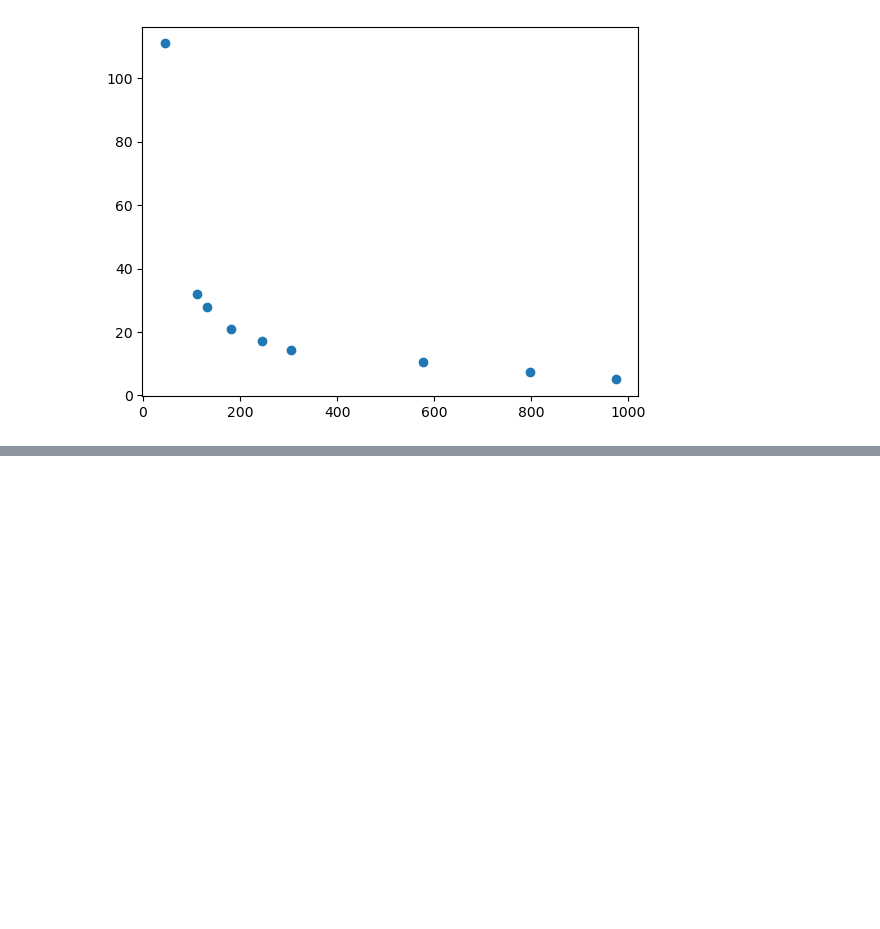
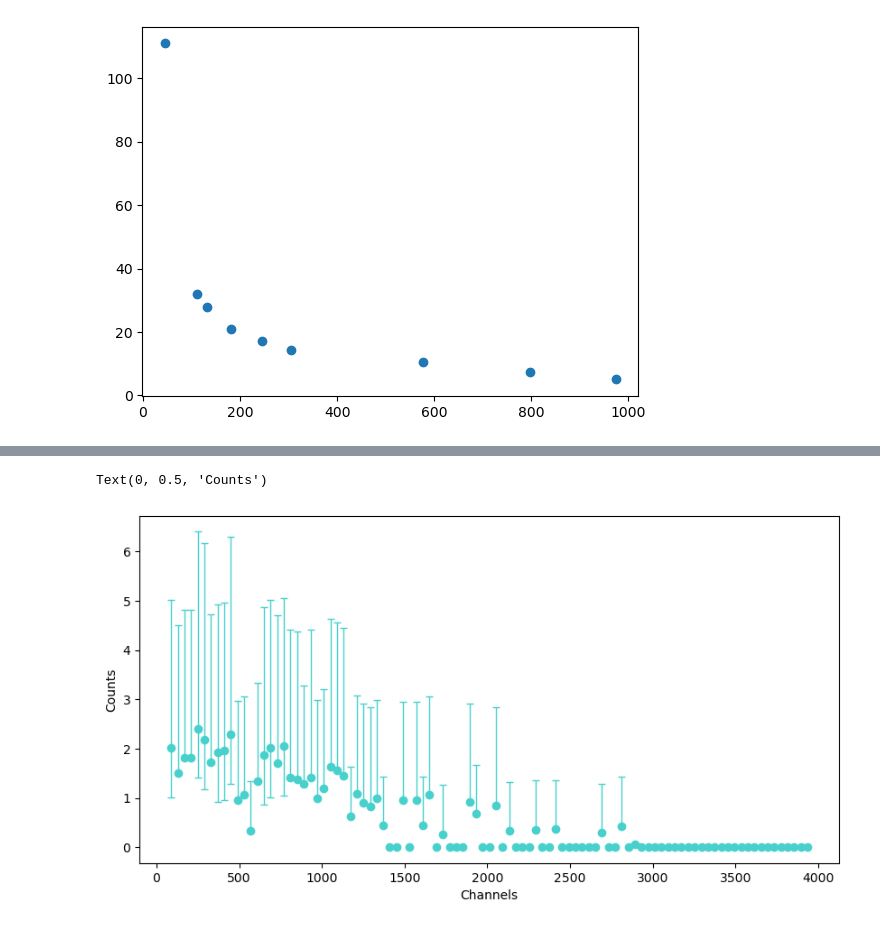
Before and after one commit to daraghhollman/UCD_4thYear_Labs, a Jupyter notebook: Muon Detector/python/extra_analysis.ipynb, the cells around one changed output, grey strips where cells are left out. Drawn from its saved outputs; the diff is of its cells as text; code cells hidden in the pictures; blank space fills up the shorter version.

```diff
--- a/Muon Detector/python/extra_analysis.ipynb
+++ b/Muon Detector/python/extra_analysis.ipynb
@@ -110,0 +155,26 @@ Text(0, 0.5, 'Counts')
+# %%
+data = LoadExperimentRun("./../data/muons_T-800mV_W-40ns_DMH_75600s.txt", 90)
+
+rebinnedData = RebinData(data, 0.01, method="MLE", verbose=False)
+
+x = rebinnedData[0]
+y = rebinnedData[1]
+y = np.squeeze(y)
+
+yErr = np.array(list(zip(rebinnedData[2], rebinnedData[3]))).T
+yErr = np.squeeze(yErr)
+# %%
+#pars, cov = FindFitParameters(rebinnedData[0:2], ExponentialCurve)
+
+
+fig, ax = plt.subplots(1, 1, figsize=(10,5))
+
+#ax.scatter(rebinnedData[0], ExponentialCurve(rebinnedData[0], 2, -0.001, 0.1, 0.1), color="indianred")
+#ax.plot(rebinnedData[0], ExponentialCurve(rebinnedData[0], pars[0], pars[1], pars[2], pars[3]), color="indianred")
+
+ax.errorbar(x, y, yerr=yErr, fmt="o", capsize=3, linewidth=1, color="mediumturquoise")
+ax.set_xlabel("Channels")
+ax.set_ylabel("Counts")
+# %% [output]
+Text(0, 0.5, 'Counts')
+[figure, added]
```
Also changed, not shown: parts of 4 cells of this notebook.
